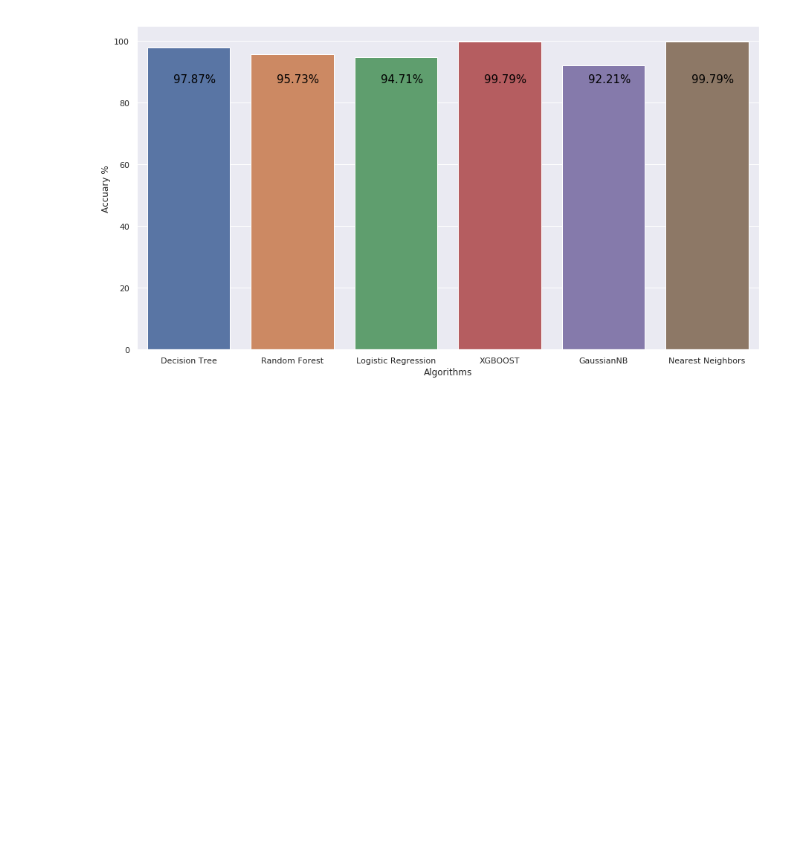
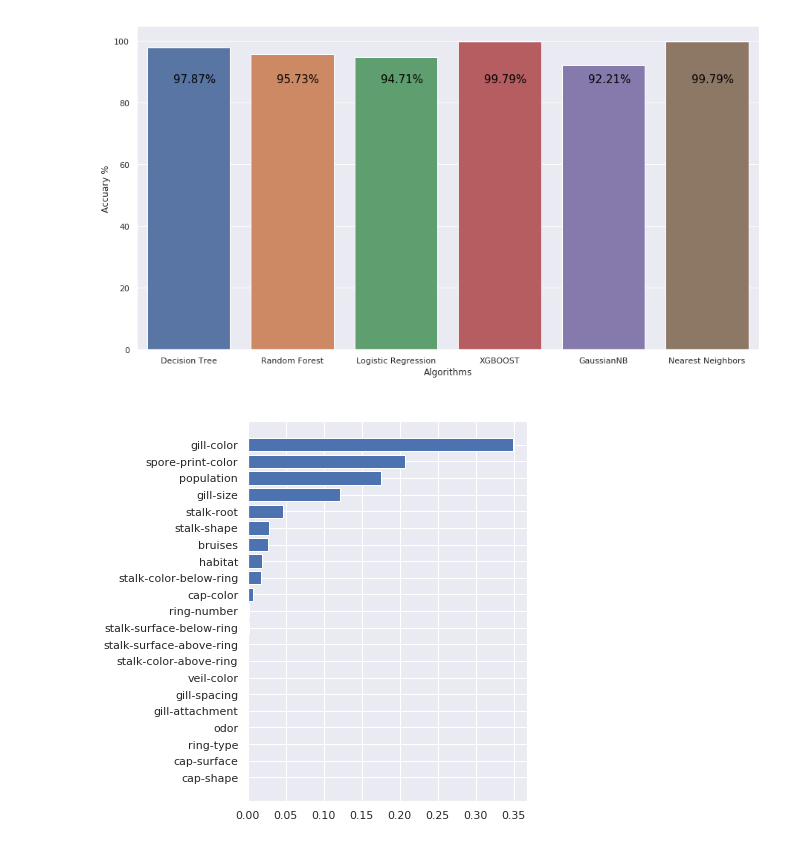
Before and after one commit to eolmez/Mushroom-Classification, a Jupyter notebook: Mushroom_Roulette.ipynb, the cells around one changed output. Saved outputs shown, nothing was run; the diff lists cells and outputs as text; code cells hidden in the pictures; blank space fills up the shorter version.

```diff
--- a/Mushroom_Roulette.ipynb
+++ b/Mushroom_Roulette.ipynb
@@ -313,3 +309,21 @@ for line in range(len(model_names)):
 plt.show()
 # %% [output]
 [figure]
+# %%
+clf = DecisionTreeClassifier()
+clf = clf.fit(X_train, y_train)
+
+features_list = X.columns.values
+feature_importance = clf.feature_importances_
+sorted_idx = np.argsort(feature_importance)
+
+plt.figure(figsize=(5,7))
+plt.barh(range(len(sorted_idx)), feature_importance[sorted_idx], align='center')
+plt.yticks(range(len(sorted_idx)), features_list[sorted_idx])
+plt.xlabel('Importance', color='w')
+plt.title('Feature importances', color='w')
+ax.tick_params(axis='both', labelsize=15, colors='w')
+plt.draw()
+plt.show()
+# %% [output]
+[figure, added]
```
Also changed, not shown: parts of 3 cells of this notebook.
